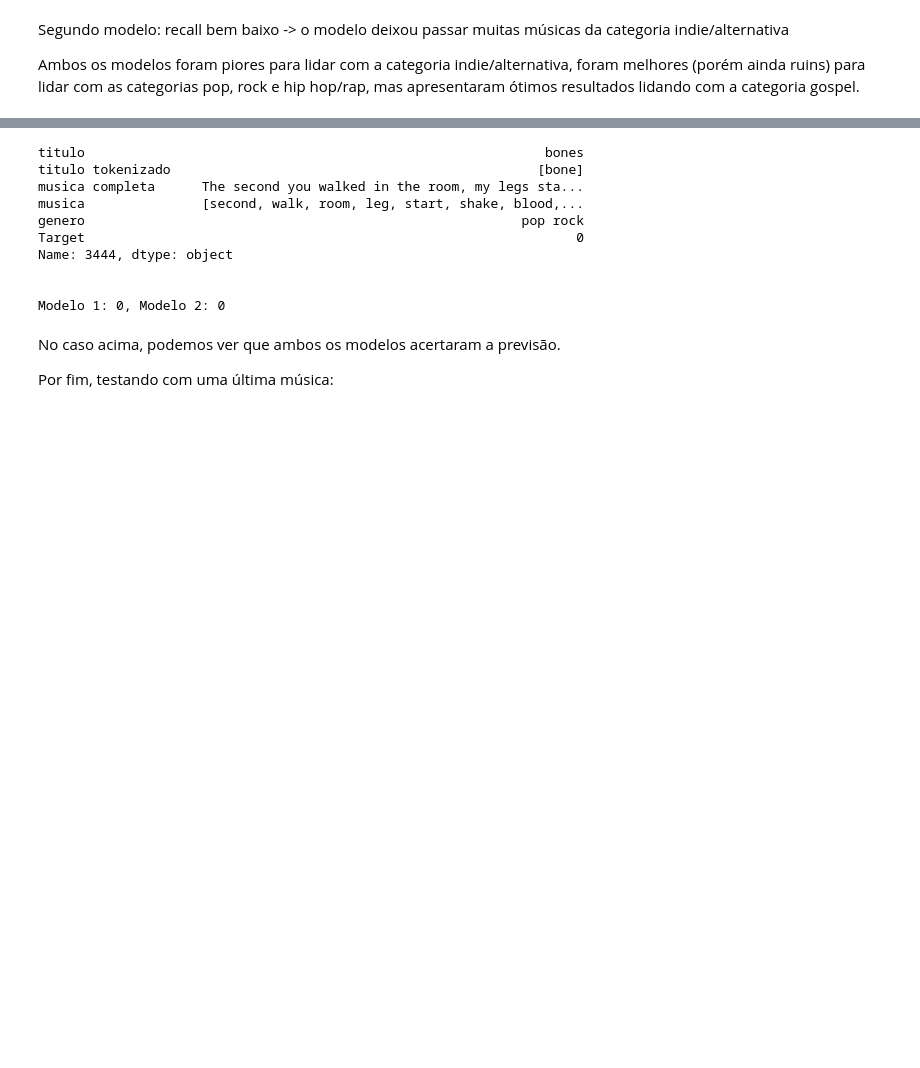
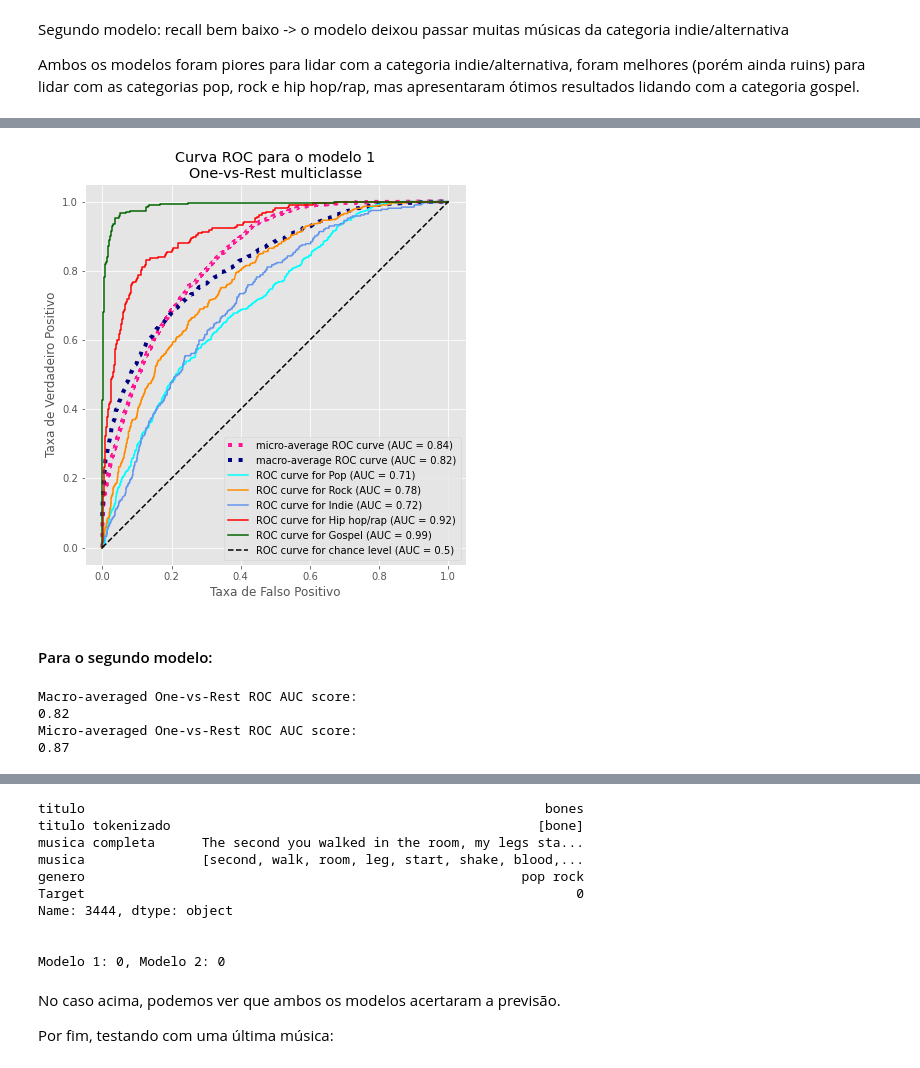
Before and after one commit to Perez-Amanda/Recuperacao_de_Informacao, a Jupyter notebook: classificador.ipynb, the cells around one changed output, grey strips where cells are left out. Cells and saved outputs as stored; diff of their text form; code cells hidden in the pictures; blank space fills up the shorter version.

Commit message:
relatório e curva ROC

```diff
--- a/classificador.ipynb
+++ b/classificador.ipynb
@@ -398,0 +587,77 @@ pop, rock e hip hop/rap, mas apresentaram ótimos resultados lidando com a categ
+# %%
+target_names = {0:'Pop', 1:'Rock', 2:'Indie', 3:'Hip hop/rap', 4:'Gospel'}
+
+fig, ax = plt.subplots(figsize=(7, 7))
+
+plt.plot(
+    fpr["micro"],
+    tpr["micro"],
+    label=f"micro-average ROC curve (AUC = {roc_auc['micro']:.2f})",
+    color="deeppink",
+    linestyle=":",
+    linewidth=4,
+)
+
+plt.plot(
+    fpr["macro"],
+    tpr["macro"],
+    label=f"macro-average ROC curve (AUC = {roc_auc['macro']:.2f})",
+    color="navy",
+    linestyle=":",
+    linewidth=4,
+)
+
+colors = cycle(["aqua", "darkorange", "cornflowerblue", "red", "darkgreen"])
+for class_id, color in zip(range(0,5), colors):
+    RocCurveDisplay.from_predictions(
+        y_onehot_test[:, class_id],
+        y_score1[:, class_id],
+        name=f"ROC curve for {target_names[class_id]}",
+        color=color,
+        ax=ax,
+    )
+
+plt.plot([0, 1], [0, 1], "k--", label="ROC curve for chance level (AUC = 0.5)")
+plt.axis("square")
+plt.xlabel("Taxa de Falso Positivo")
+plt.ylabel("Taxa de Verdadeiro Positivo")
+plt.title("Curva ROC para o modelo 1\nOne-vs-Rest multiclasse")
+plt.legend()
+plt.show()
+# %% [output]
+[figure, added]
+# %% [markdown]
+#### Para o segundo modelo:
+# %%
+fpr, tpr, roc_auc = dict(), dict(), dict()
+
+# micro
+fpr["micro"], tpr["micro"], _ = roc_curve(y_onehot_test.ravel(), y_score2.ravel())
+roc_auc["micro"] = auc(fpr["micro"], tpr["micro"])
+
+# macro
+for i in range(5):
+    fpr[i], tpr[i], _ = roc_curve(y_onehot_test[:, i], y_score2[:, i])
+    roc_auc[i] = auc(fpr[i], tpr[i])
+
+fpr_grid = np.linspace(0.0, 1.0, 1000)
+
+# Interpolate all ROC curves at these points
+mean_tpr = np.zeros_like(fpr_grid)
+
+for i in range(5):
+    mean_tpr += np.interp(fpr_grid, fpr[i], tpr[i])  # interpolação linear
+
+mean_tpr /= 5
+
+fpr["macro"] = fpr_grid
+tpr["macro"] = mean_tpr
+roc_auc["macro"] = auc(fpr["macro"], tpr["macro"])
+
+print(f"Macro-averaged One-vs-Rest ROC AUC score:\n{roc_auc['macro']:.2f}")
+print(f"Micro-averaged One-vs-Rest ROC AUC score:\n{roc_auc['micro']:.2f}")
+# %% [output]
+Macro-averaged One-vs-Rest ROC AUC score:
+0.82
+Micro-averaged One-vs-Rest ROC AUC score:
+0.87
```
Also changed, not shown: parts of 46 cells of this notebook, 2 other files.
